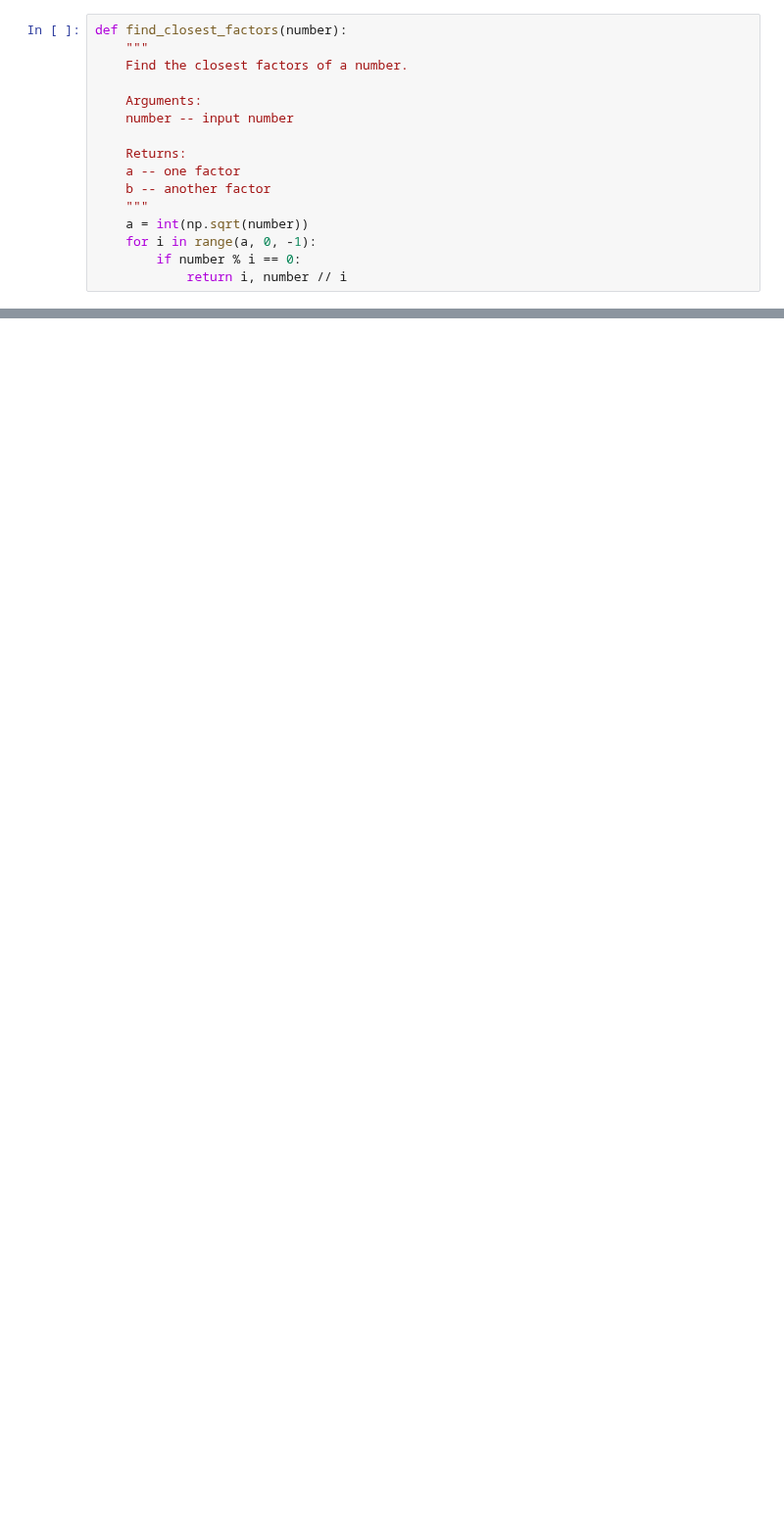
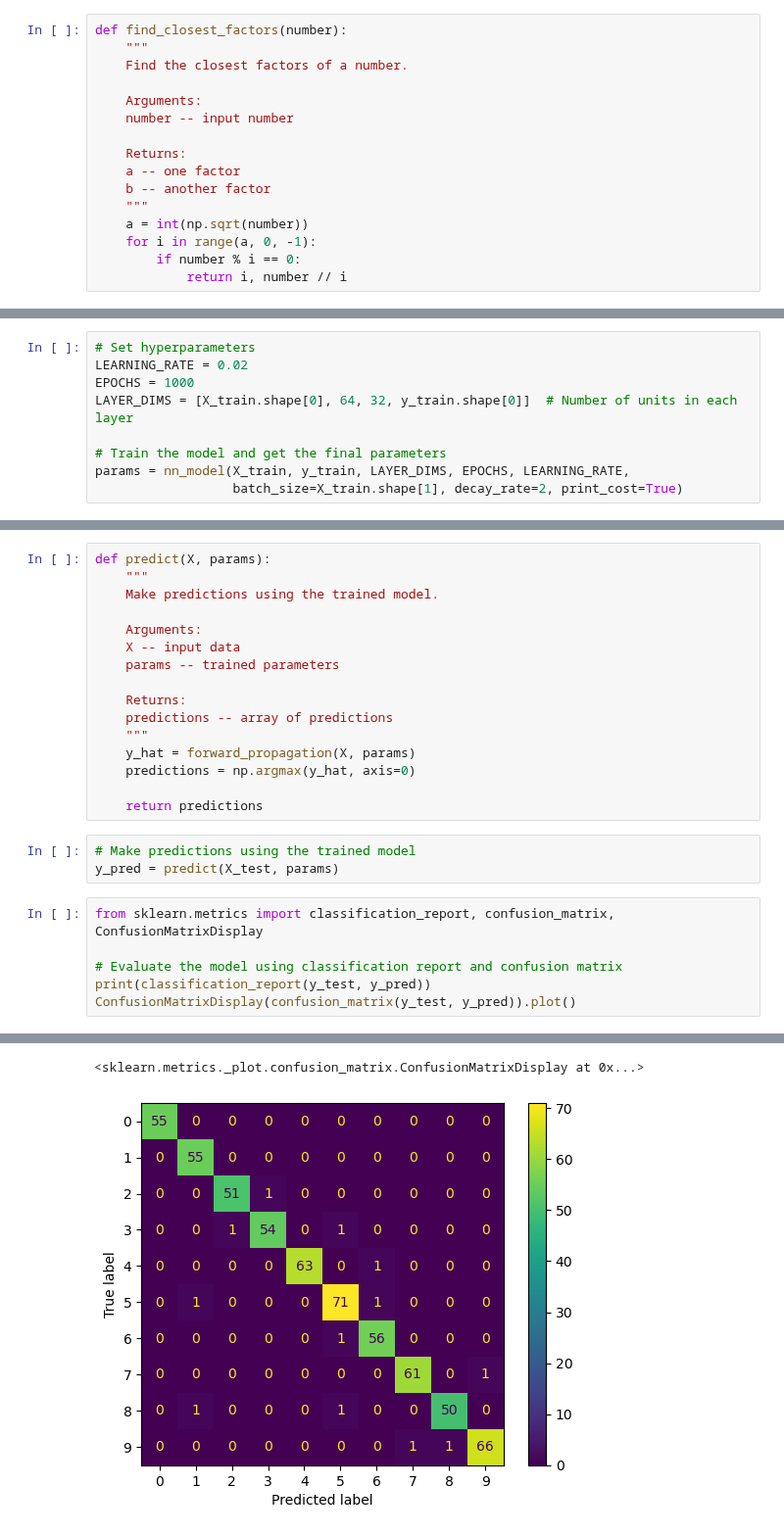
Before and after one commit to VahidTheOnly/NeuralNet-Regression-Classification, a Jupyter notebook: multi_layer_nn.ipynb, the cells around one changed output, grey strips where cells are left out. Shown at 98% size. Drawn from its saved outputs; the diff is of its cells as text; blank space fills up the shorter version.

Commit message:
mini_batch_added

```diff
--- a/multi_layer_nn.ipynb
+++ b/multi_layer_nn.ipynb
@@ -293,0 +348,9 @@ plt.show()
+# %%
+# Set hyperparameters
+LEARNING_RATE = 0.02
+EPOCHS = 1000
+LAYER_DIMS = [X_train.shape[0], 64, 32, y_train.shape[0]]  # Number of units in each layer
+
+# Train the model and get the final parameters
+params = nn_model(X_train, y_train, LAYER_DIMS, EPOCHS, LEARNING_RATE,
+                  batch_size=X_train.shape[1], decay_rate=2, print_cost=True)
@@ -293,0 +368,26 @@ plt.show()
+# %%
+def predict(X, params):
+    """
+    Make predictions using the trained model.
+
+    Arguments:
+    X -- input data
+    params -- trained parameters
+
+    Returns:
+    predictions -- array of predictions
+    """
+    y_hat = forward_propagation(X, params)
+    predictions = np.argmax(y_hat, axis=0)
+
+    return predictions
+# %%
+# Make predictions using the trained model
+y_pred = predict(X_test, params)
+# %%
+from sklearn.metrics import classification_report, confusion_matrix, ConfusionMatrixDisplay
+
+# Evaluate the model using classification report and confusion matrix
+print(classification_report(y_test, y_pred))
+ConfusionMatrixDisplay(confusion_matrix(y_test, y_pred)).plot()
+# %% [output]
@@ -293,0 +410,2 @@ plt.show()
+<sklearn.metrics._plot.confusion_matrix.ConfusionMatrixDisplay at 0x...>
+[figure, added]
```
Also changed, not shown: parts of 17 cells of this notebook.
